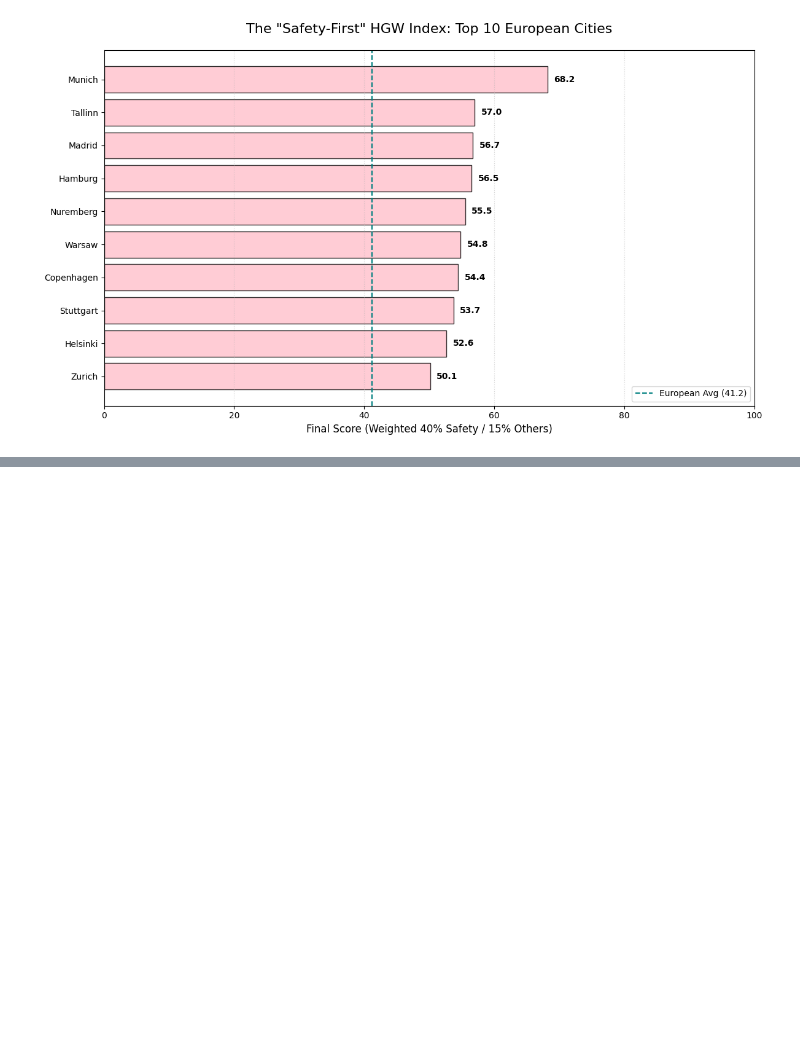
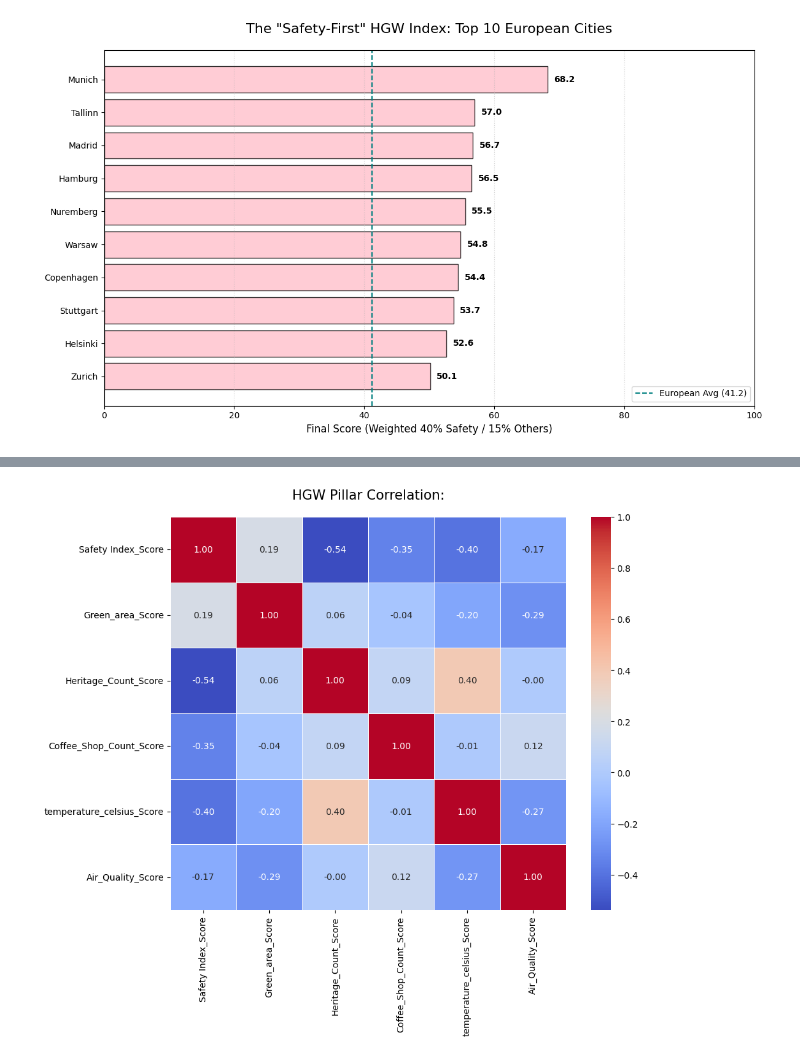
Before and after one commit to AoifeMurphy02/DAV_Specification_Index_Generation_and_Visualization, a Jupyter notebook: HGW_Index.ipynb, the cells around one changed output, grey strips where cells are left out. Drawn from its saved outputs; the diff is of its cells as text; code cells hidden in the pictures; blank space fills up the shorter version.

```diff
--- a/HGW_Index.ipynb
+++ b/HGW_Index.ipynb
@@ -1233,0 +1245,27 @@ plt.show()
+# %%
+
+# Select the normalized score columns
+score_cols = [
+    'Safety Index_Score',
+    'Green_area_Score',
+    'Heritage_Count_Score',
+    'Coffee_Shop_Count_Score',
+    'temperature_celsius_Score',
+    'Air_Quality_Score'
+]
+
+# Create the correlation matrix
+corr_matrix = df_europe_master[score_cols].corr()
+
+#  Plot the Heatmap
+plt.figure(figsize=(10, 8))
+sns.heatmap(corr_matrix,
+            annot=True,       # Shows the numbers in the squares
+            cmap='coolwarm',  # Red for positive, Blue for negative
+            fmt=".2f",        # 2 decimal places
+            linewidths=0.5)
+
+plt.title('HGW Pillar Correlation: Do the scores overlap?', fontsize=15, pad=20)
+plt.show()
+# %% [output]
+[figure, added]
```
Also changed, not shown: parts of 1 cell of this notebook.
